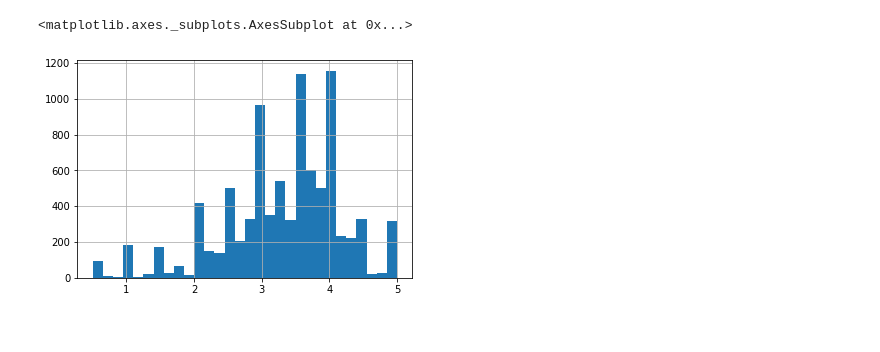
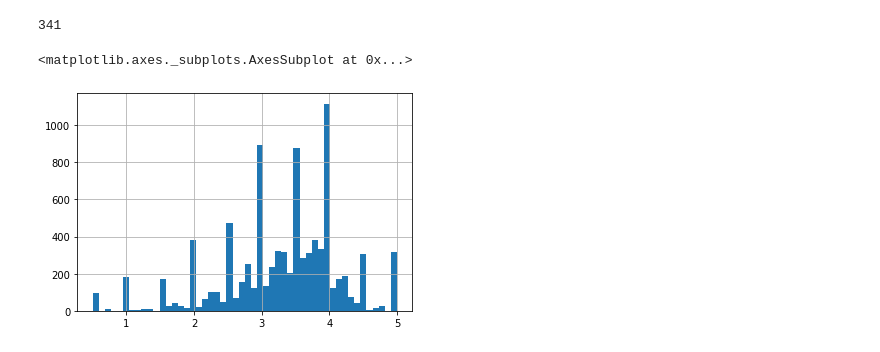
Before and after one commit to santoshgopane/Recommendation-Systems, a Jupyter notebook: Movie Recommendation system/Movie Recommendation System.ipynb, the cells around one changed output. Cells and saved outputs as stored; diff of their text form; code cells hidden in the pictures.

```diff
--- a/Movie Recommendation system/Movie Recommendation System.ipynb
+++ b/Movie Recommendation system/Movie Recommendation System.ipynb
@@ -8,4 +8,6 @@ warnings.filterwarnings('ignore')
 %matplotlib inline
 # %%
 movies = pd.read_csv('movies.csv')
+# %%
+ratings = pd.read_csv('ratings.csv')
 # %%
@@ -88,5 +78,5 @@ pd.DataFrame(dataset.groupby('title')['rating'].count().sort_values(ascending=Fa
 # %%
-new = pd.DataFrame(dataset.groupby('title')['rating'].mean())
-new['no_of_ratings'] = pd.DataFrame(dataset.groupby('title')['rating'].count())
-new
+dataset_1 = pd.DataFrame(dataset.groupby('title')['rating'].mean())
+dataset_1['number_of_ratings'] = pd.DataFrame(dataset.groupby('title')['rating'].count())
+dataset_1
 # %% [output]
@@ -113,5 +97,9 @@ new['no_of_ratings'].hist(bins=70)
+# %%
+dataset_1['number_of_ratings'].max()
+# %% [output]
+341
 # %%
-new['rating'].hist(bins=30)
+dataset_1['rating'].hist(bins=50)
 # %% [output]
 <matplotlib.axes._subplots.AxesSubplot at 0x...>
-[figure, old version]
+[figure, new version]
```
Also changed, not shown: parts of 15 cells of this notebook, 1 other file.
